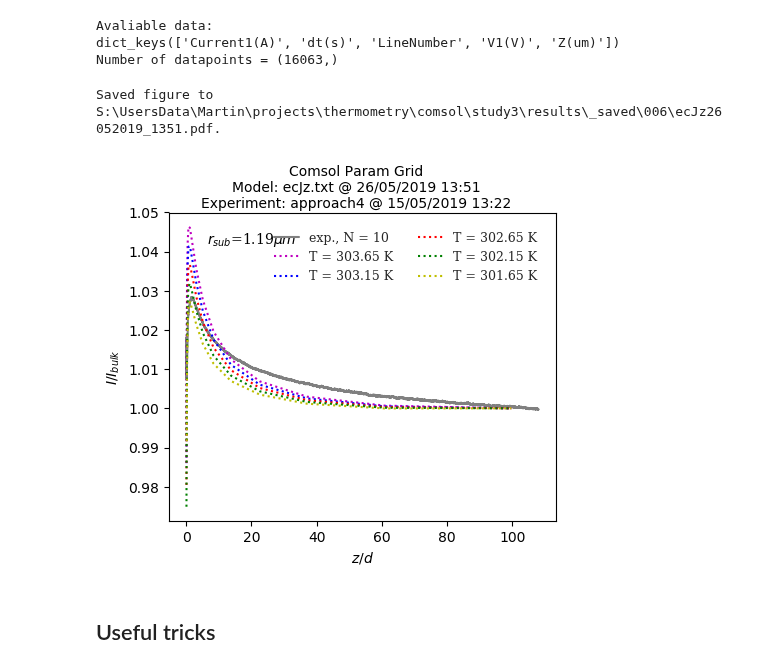
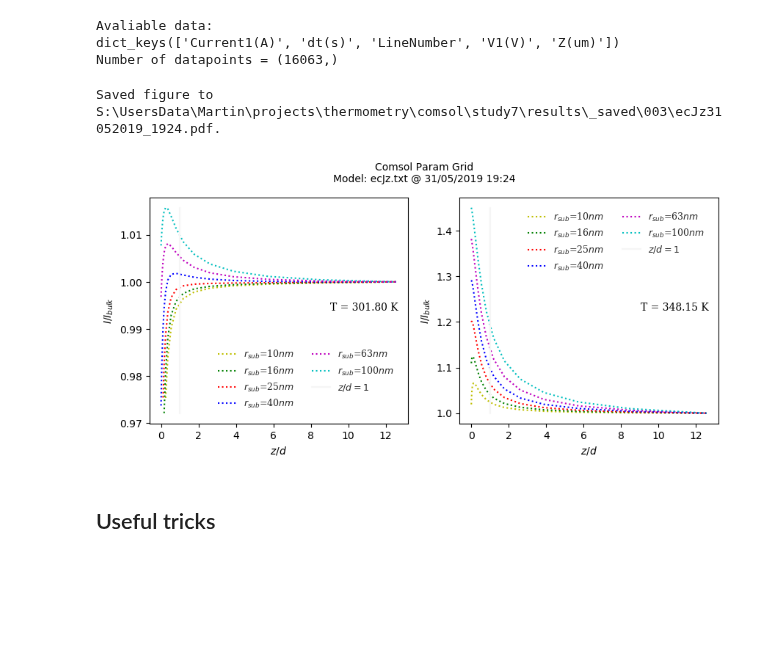
Before and after one commit to martinholub/sicm, a Jupyter notebook: notebooks/comsol.ipynb, the cells around one changed output. Drawn from its saved outputs; the diff is of its cells as text; code cells hidden in the pictures; blank space fills up the shorter version.

```diff
--- a/notebooks/comsol.ipynb
+++ b/notebooks/comsol.ipynb
@@ -21,7 +21,7 @@ from sicm.experiments.scan import Scan
 The autoreload extension is already loaded. To reload it, use:
   %reload_ext autoreload
 # %%
-datadir = "S:\\UsersData\\Martin\\projects\\thermometry\\comsol\\study3\\results\\_saved\\006"
+datadir = "S:\\UsersData\\Martin\\projects\\thermometry\\comsol\\study7\\results\\_saved\\003"
 exp_name = "ecJz" + ".txt"
 cm = ComsolModel(datadir, exp_name)
 cm.comsol.data.head()
@@ -41,10 +41,11 @@ Avaliable data:
 dict_keys(['Current1(A)', 'dt(s)', 'LineNumber', 'V1(V)', 'Z(um)'])
 Number of datapoints = (16063,)
 # %%
-cm.plot_grid(col = 3, add_unity_line = False,
-             offset = None, window_size = 10)
+cm.plot_grid(col = 3, add_unity_line = "x",
+             offset = None, window_size = 10,
+             text_loc = (0.7, 0.5))
 # %% [output]
-Saved figure to S:\UsersData\Martin\projects\thermometry\comsol\study3\results\_saved\006\ecJz26052019_1351.pdf.
+Saved figure to S:\UsersData\Martin\projects\thermometry\comsol\study7\results\_saved\003\ecJz31052019_1924.pdf.
-[figure, old version]
+[figure, new version]
 # %% [markdown]
 ## Useful  tricks
```
Also changed, not shown: parts of 2 cells of this notebook, 8 other files.
